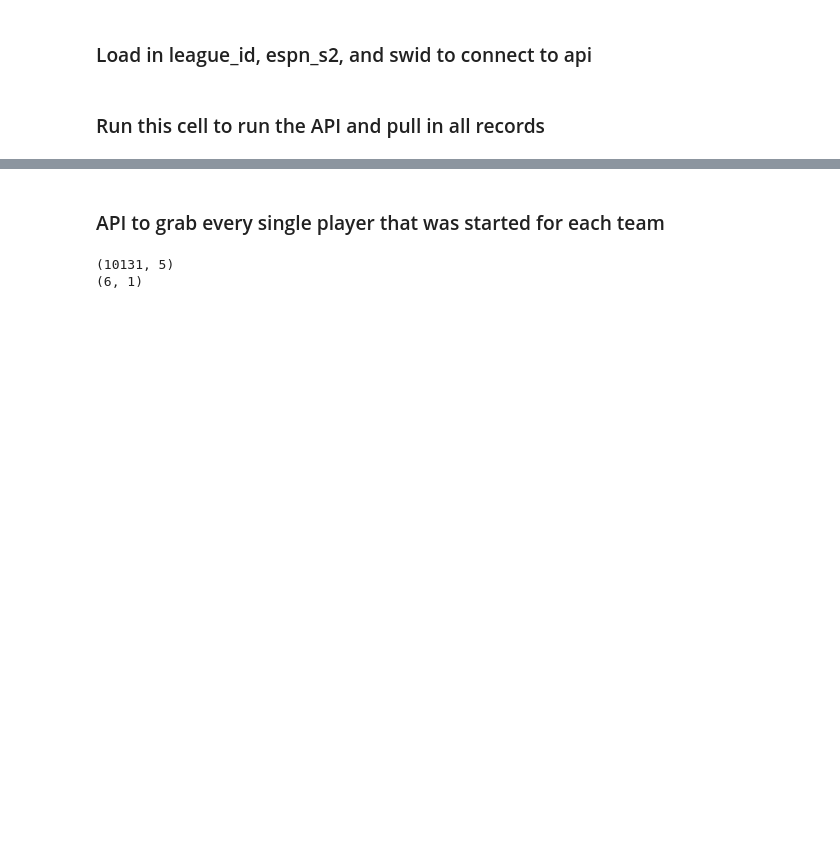
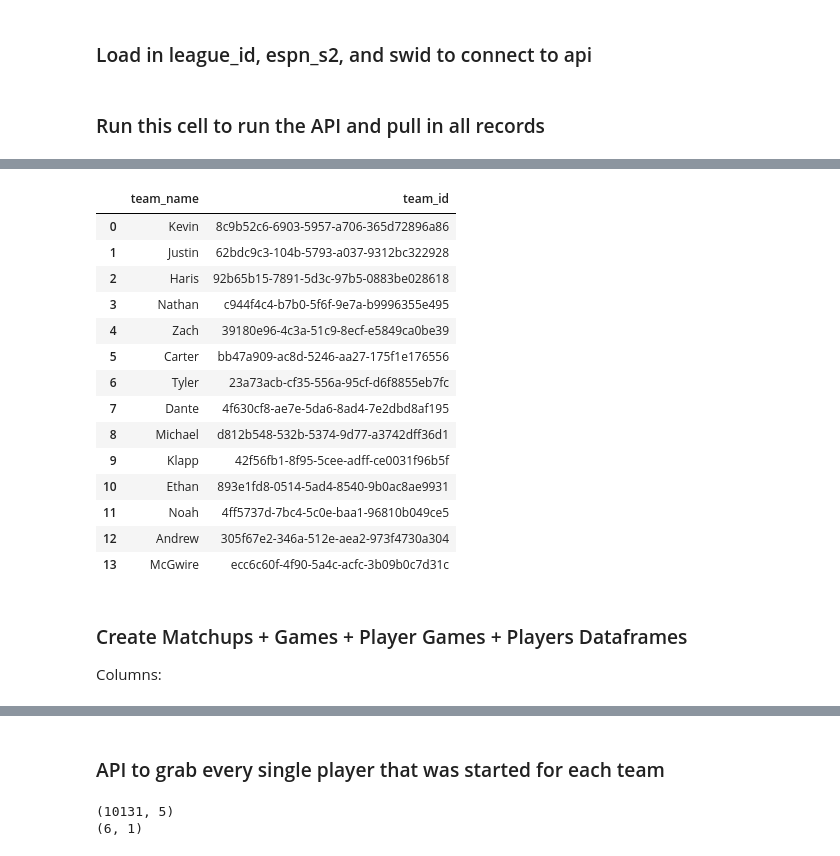
Before and after one commit to serdarevichar8/fantasy-football-website, a Jupyter notebook: fantasy-football-data.ipynb, the cells around one changed output, grey strips where cells are left out. Cells and saved outputs as stored; diff of their text form; code cells hidden in the pictures; blank space fills up the shorter version.

```diff
--- a/fantasy-football-data.ipynb
+++ b/fantasy-football-data.ipynb
@@ -108,5 +111,5 @@ data = {
 with open('espn-api-2019-2024.pkl', 'wb') as file:
     pickle.dump(data, file)
 # %%
-with open('espn-api-2019-2024.pkl', 'rb') as file:
+with open('database/espn-data.pkl', 'rb') as file:
     data_new = pickle.load(file)
@@ -112,0 +122,38 @@ with open('espn-api-2019-2024.pkl', 'rb') as file:
+# %%
+NAMESPACE = uuid.UUID('05859822-9e6e-4612-91ff-c714fa7e40f6')
+
+data_teams = []
+
+leagues = data_new['Leagues']
+for record in leagues:
+    league = record['League']
+    for team in league.teams:
+        data_teams.append(
+                team.owners[0]['firstName']
+            )
+
+data_teams = [{'team_name':team} for team in list(set(data_teams))]
+df_teams = pd.DataFrame(data_teams)
+df_teams['team_name'] = df_teams['team_name'].replace({'The':'Klapp', 'Noah ':'Noah'})
+df_teams['team_id'] = df_teams['team_name'].apply(lambda team_name: str(uuid.uuid5(NAMESPACE, name=team_name)))
+df_teams
+# %% [output]
+|  | team_name | team_id |
+| 0 | Kevin | 8c9b52c6-6903-5957-a706-365d72896a86 |
+| 1 | Justin | 62bdc9c3-104b-5793-a037-9312bc322928 |
+| 2 | Haris | 92b65b15-7891-5d3c-97b5-0883be028618 |
+| 3 | Nathan | c944f4c4-b7b0-5f6f-9e7a-b9996355e495 |
+| 4 | Zach | 39180e96-4c3a-51c9-8ecf-e5849ca0be39 |
+| 5 | Carter | bb47a909-ac8d-5246-aa27-175f1e176556 |
+| 6 | Tyler | 23a73acb-cf35-556a-95cf-d6f8855eb7fc |
+| 7 | Dante | 4f630cf8-ae7e-5da6-8ad4-7e2dbd8af195 |
+| 8 | Michael | d812b548-532b-5374-9d77-a3742dff36d1 |
+| 9 | Klapp | 42f56fb1-8f95-5cee-adff-ce0031f96b5f |
+| 10 | Ethan | 893e1fd8-0514-5ad4-8540-9b0ac8ae9931 |
+| 11 | Noah | 4ff5737d-7bc4-5c0e-baa1-96810b049ce5 |
+| 12 | Andrew | 305f67e2-346a-512e-aea2-973f4730a304 |
+| 13 | McGwire | ecc6c60f-4f90-5a4c-acfc-3b09b0c7d31c |
+# %% [markdown]
+### Create Matchups + Games + Player Games + Players Dataframes
+
+Columns:
```
Also changed, not shown: parts of 6 cells of this notebook, 4 other files.
